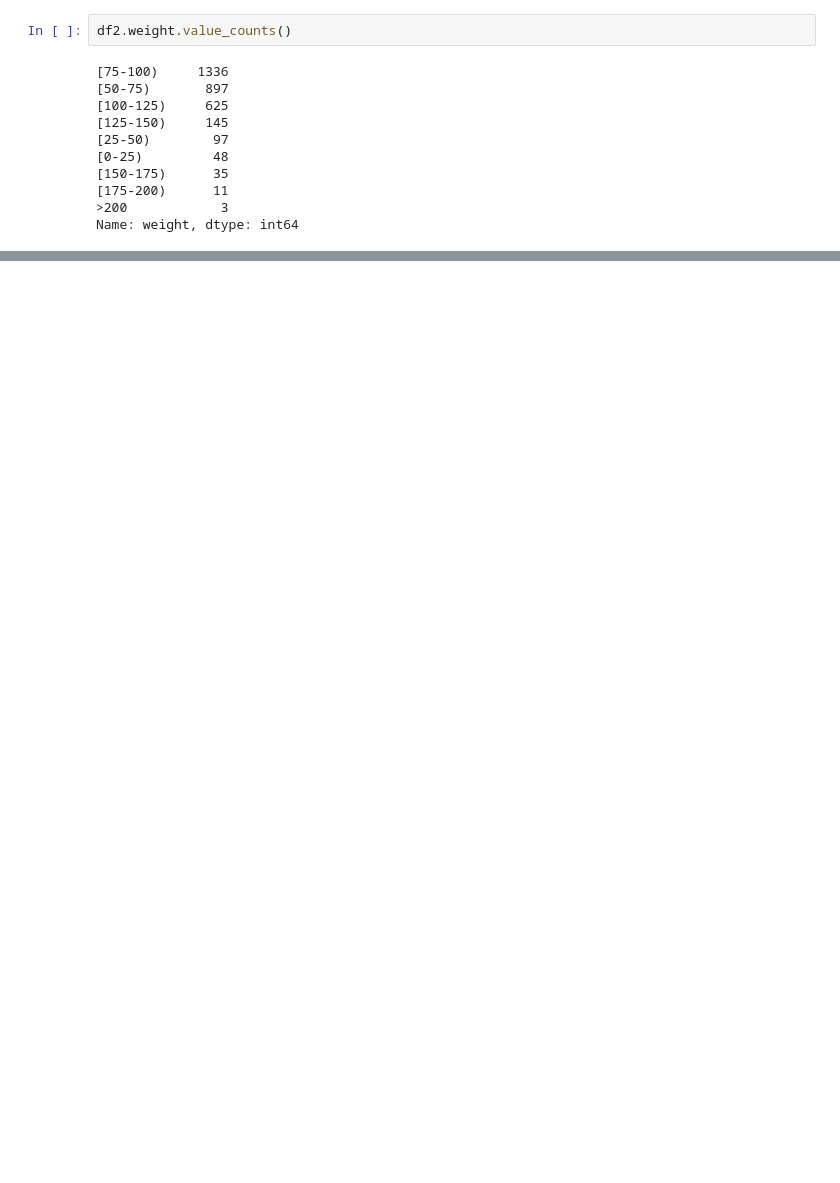
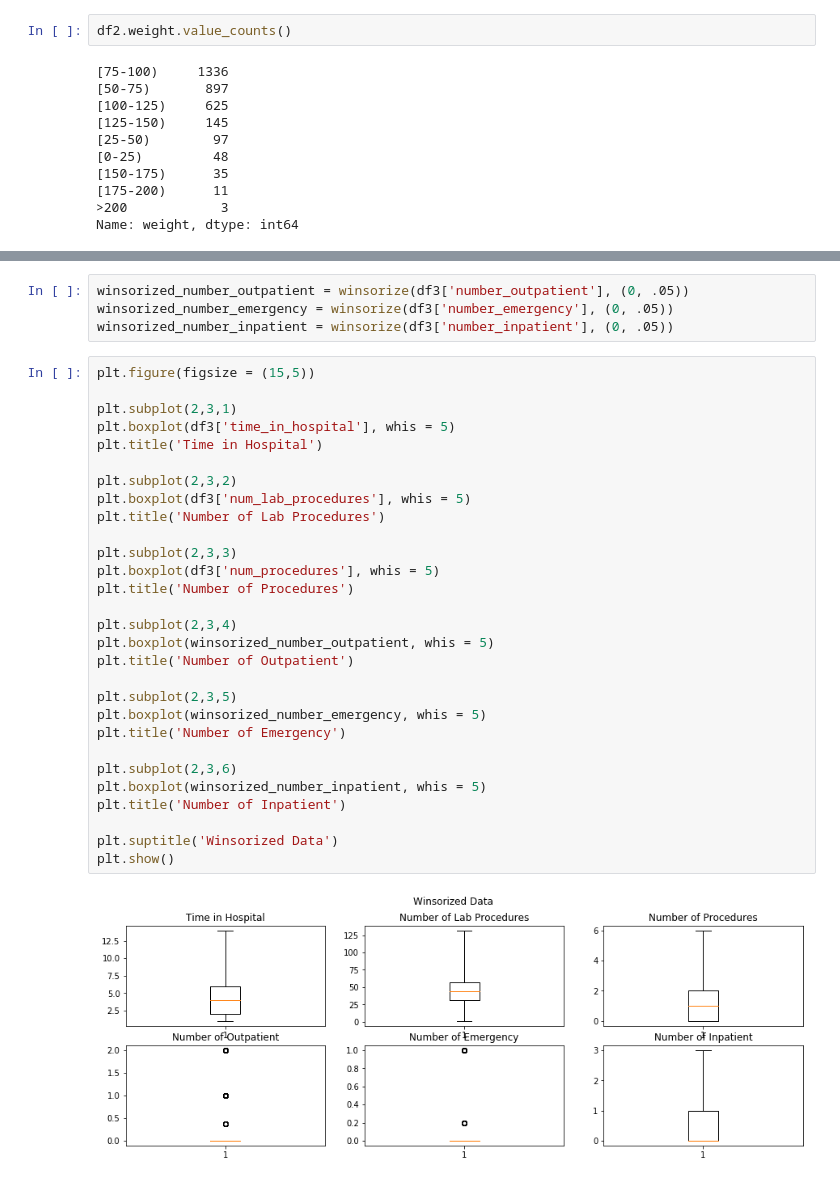
Before and after one commit to thinkful-dsi-axolotl/student_pair_work, a Jupyter notebook: farooq_christy_brian/Diabetes_Dataset_Pair.ipynb, the cells around one changed output, grey strips where cells are left out. Saved outputs shown, nothing was run; the diff lists cells and outputs as text; blank space fills up the shorter version.

```diff
--- a/farooq_christy_brian/Diabetes_Dataset_Pair.ipynb
+++ b/farooq_christy_brian/Diabetes_Dataset_Pair.ipynb
@@ -165,0 +226,35 @@ Name: weight, dtype: int64
+# %%
+winsorized_number_outpatient = winsorize(df3['number_outpatient'], (0, .05))
+winsorized_number_emergency = winsorize(df3['number_emergency'], (0, .05))
+winsorized_number_inpatient = winsorize(df3['number_inpatient'], (0, .05))
+# %%
+plt.figure(figsize = (15,5))
+
+plt.subplot(2,3,1)
+plt.boxplot(df3['time_in_hospital'], whis = 5)
+plt.title('Time in Hospital')
+
+plt.subplot(2,3,2)
+plt.boxplot(df3['num_lab_procedures'], whis = 5)
+plt.title('Number of Lab Procedures')
+
+plt.subplot(2,3,3)
+plt.boxplot(df3['num_procedures'], whis = 5)
+plt.title('Number of Procedures')
+
+plt.subplot(2,3,4)
+plt.boxplot(winsorized_number_outpatient, whis = 5)
+plt.title('Number of Outpatient')
+
+plt.subplot(2,3,5)
+plt.boxplot(winsorized_number_emergency, whis = 5)
+plt.title('Number of Emergency')
+
+plt.subplot(2,3,6)
+plt.boxplot(winsorized_number_inpatient, whis = 5)
+plt.title('Number of Inpatient')
+
+plt.suptitle('Winsorized Data')
+plt.show()
+# %% [output]
+[figure, added]
```
Also changed, not shown: parts of 20 cells of this notebook.
